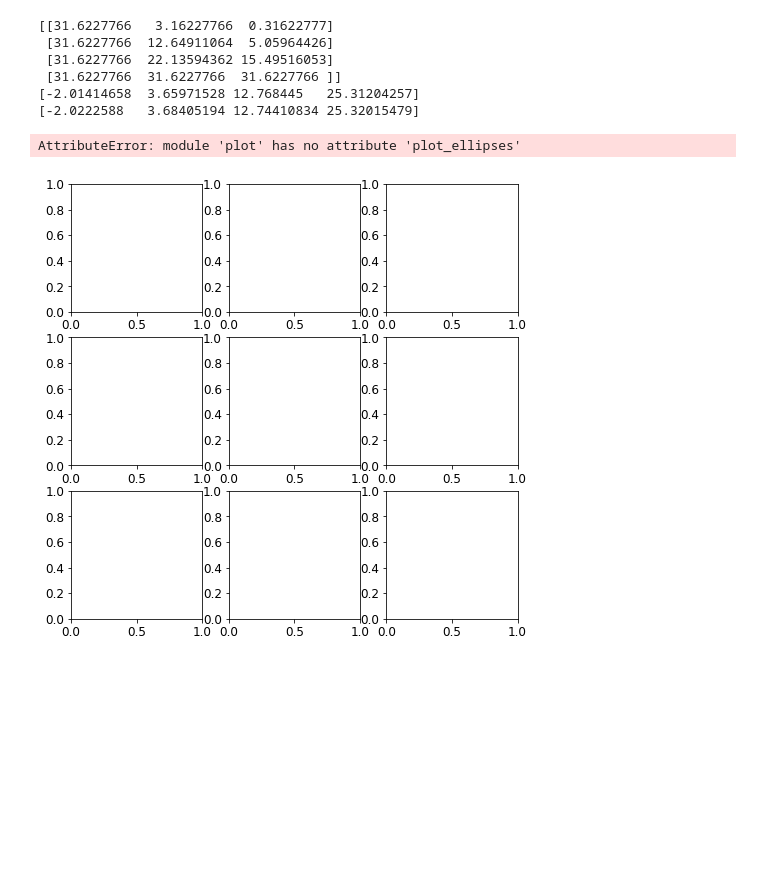
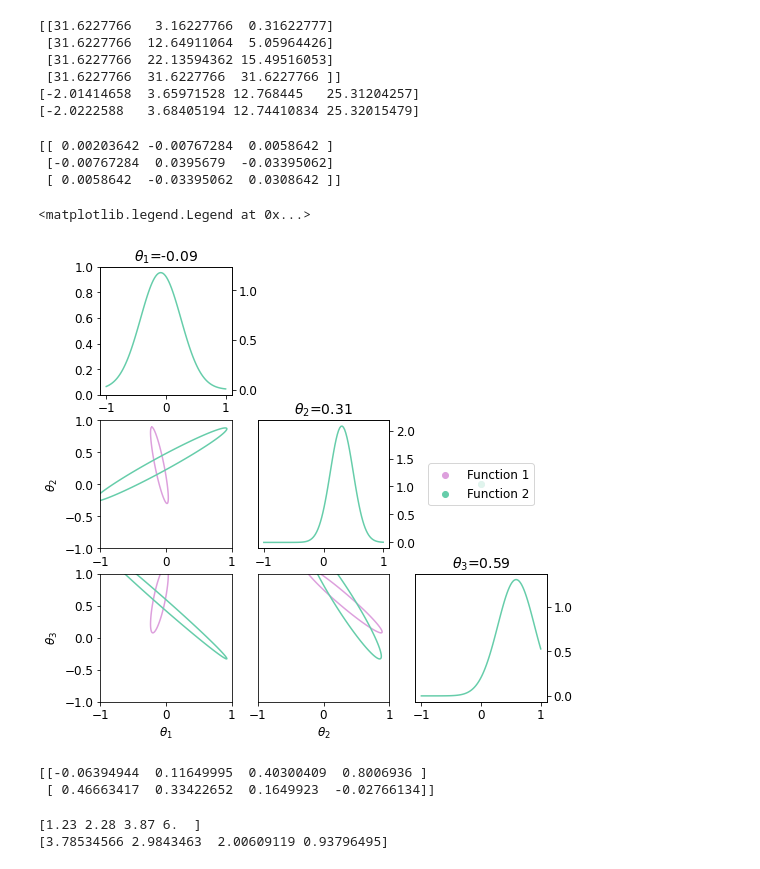
Before and after one commit to elliemay481/HistoryMatching, a Jupyter notebook: historymatch/ToyModel_Analytical.ipynb, the cells around one changed output. Cells and saved outputs as stored; diff of their text form; code cells hidden in the pictures; blank space fills up the shorter version.

```diff
--- a/historymatch/ToyModel_Analytical.ipynb
+++ b/historymatch/ToyModel_Analytical.ipynb
@@ -38,7 +47,7 @@ function2 = np.vectorize(model_eqn_2)
 # %%
 # define parameter space
 x_bound = np.array([0.1, 1])
-Nx = 4
+Nx = 6
 xvals = np.linspace(x_bound[0], x_bound[-1], Nx)
 
 theta_0_bound = np.array([-1, 1]).reshape(1,-1)
@@ -162,6 +178,12 @@ true_thetas = [theta_f1, theta_f2]
 
 H1 = H_matrix(A1)
 H2 = H_matrix(A2)
+# %%
+print(H1)
+# %% [output]
+[[ 0.00203642 -0.00767284  0.0058642 ]
+ [-0.00767284  0.0395679  -0.03395062]
+ [ 0.0058642  -0.03395062  0.0308642 ]]
 # %%
 def get_cov_ellipse(cov, centre, nstd, ax, color):
     """
@@ -188,6 +210,9 @@ def get_cov_ellipse(cov, centre, nstd, ax, color):
     Ell_rot = np.zeros((2,Ell.shape[1]))
     for i in range(Ell.shape[1]):
         Ell_rot[:,i] = np.dot(R_rot,Ell[:,i])
+
+    ax.plot( centre[0]+Ell_rot[0,:] , centre[1]+Ell_rot[1,:], color=color)
+    #ax.plot(Ell_rot[:,0], Ell_rot[:,1])
 # %%
 def plot_ellipses(fig, parameter_bounds, true_parameters, H, theta_best, theta_vals, color):
     theta_names = [r'$\theta_{1}$', r'$\theta_{2}$', r'$\theta_{3}$']
@@ -218,17 +243,17 @@ def plot_ellipses(fig, parameter_bounds, true_parameters, H, theta_best, theta_v
 # %%
 color_list = ['plum', 'mediumaquamarine']
 N = ndim
 fig, axes = plt.subplots(N,N,figsize=(8,8))
 
 ax = fig.axes[5]
-plot.plot_ellipses(fig, parameter_bounds, true_parameters, H1, theta_f1, theta_vals, color_list[0])
-plot.plot_ellipses(fig, parameter_bounds, true_parameters, H2, theta_f2, theta_vals, color_list[1])
+plot_ellipses(fig, parameter_bounds, true_parameters, H1, theta_f1, theta_vals, color_list[0])
+plot_ellipses(fig, parameter_bounds, true_parameters, H2, theta_f2, theta_vals, color_list[1])
 ax.scatter(1,1,color=color_list[0],label='Function 1')
 ax.scatter(1,1,color=color_list[1],label='Function 2')
 ax.legend(loc='center')
 # %% [output]
-AttributeError: module 'plot' has no attribute 'plot_ellipses'
+<matplotlib.legend.Legend at 0x...>
-[figure, old version]
+[figure, new version]
 # %%
 # create squared-exponential kernel
 sigma_cov = 0.1        # sqrt variance of covariance function
@@ -251,11 +276,17 @@ true_model = [model_eqn_1, model_eqn_2]
 obs_data = np.concatenate((z_1.reshape(1,-1),z_2.reshape(1,-1)), axis=0)
 
 print(obs_data)
+# %% [output]
+[[-0.06394944  0.11649995  0.40300409  0.8006936 ]
+ [ 0.46663417  0.33422652  0.1649923  -0.02766134]]
 # %%
 thetatest = [1,2,3]
 
 for i in range(len(true_model)):
     print(true_model[i](xvals,1,2,3))
+# %% [output]
+[1.23 2.28 3.87 6.  ]
+[3.78534566 2.9843463  2.00609119 0.93796495]
 # %%
 n_waves = 3
 
```
Also changed, not shown: parts of 6 cells of this notebook, 8 other files.
